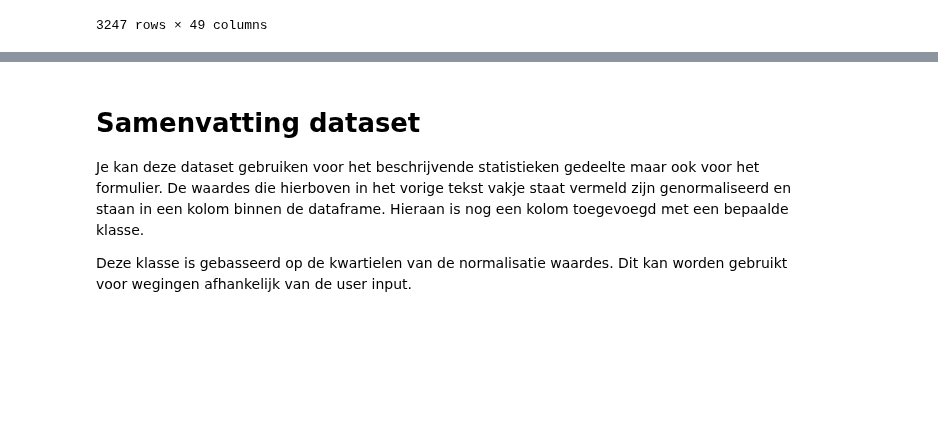
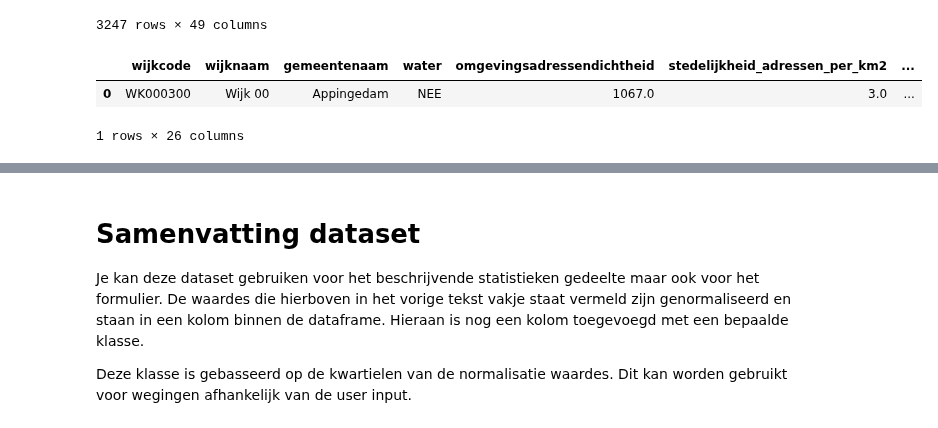
Before and after one commit to BramblePie/FlaskReact, a Jupyter notebook: flask-backend/notebooks/Demografie.ipynb, the cells around one changed output, grey strips where cells are left out. Drawn from its saved outputs; the diff is of its cells as text; code cells hidden in the pictures; blank space fills up the shorter version.

```diff
--- a/flask-backend/notebooks/Demografie.ipynb
+++ b/flask-backend/notebooks/Demografie.ipynb
@@ -318,3 +303,26 @@ gpdf_wijken
 | 3245 | cbs_wijken_2019.3245 | WK196999 | 2019WK196999 | Groot water | GM1969 | Westerkwartier | NaN | JA | ... |
 | 3246 | cbs_wijken_2019.3246 | WK197099 | 2019WK197099 | Groot water | GM1970 | Noardeast-Fryslân | NaN | JA | ... |
 3247 rows × 49 columns
+# %%
+Dataframe_demografie = gpdf_wijken
+
+Dataframe_demografie = gpdf_wijken[['wijkcode', 'wijknaam','gemeentenaam','water','omgevingsadressendichtheid','stedelijkheid_adressen_per_km2', 'bevolkingsdichtheid_inwoners_per_km2', 'aantal_inwoners', 'mannen',
+       'vrouwen', 'percentage_personen_0_tot_15_jaar',
+       'percentage_personen_15_tot_25_jaar',
+       'percentage_personen_25_tot_45_jaar',
+       'percentage_personen_65_jaar_en_ouder',
+       'percentage_personen_45_tot_65_jaar', 'percentage_ongehuwd',
+       'percentage_gehuwd', 'percentage_gescheid','aantal_huishoudens', 'percentage_eenpersoonshuishoudens',
+       'percentage_huishoudens_zonder_kinderen',
+       'percentage_huishoudens_met_kinderen', 'gemiddelde_huishoudsgrootte','oppervlakte_totaal_in_ha', 'oppervlakte_land_in_ha',
+       'oppervlakte_water_in_ha']]
+
+def DemografieAPI(wijk):
+    df = Dataframe_demografie.loc[Dataframe_demografie['wijkcode'] == wijk]
+    return df
+
+DemografieAPI('WK000300')
+# %% [output]
+|  | wijkcode | wijknaam | gemeentenaam | water | omgevingsadressendichtheid | stedelijkheid_adressen_per_km2 | ... |
+| 0 | WK000300 | Wijk 00 | Appingedam | NEE | 1067.0 | 3.0 | ... |
+1 rows × 26 columns
```
Also changed, not shown: parts of 3 cells of this notebook, 3 other files.
